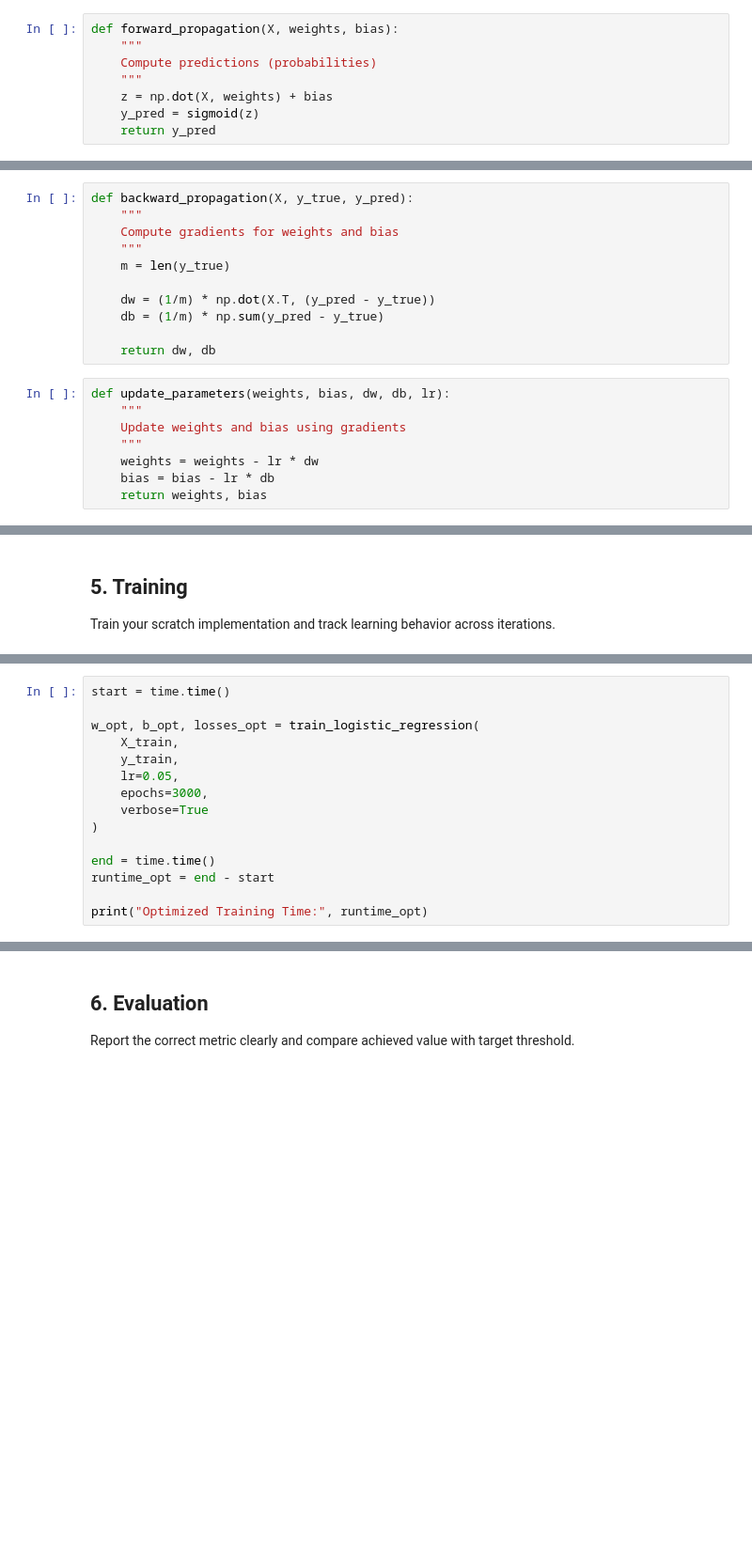
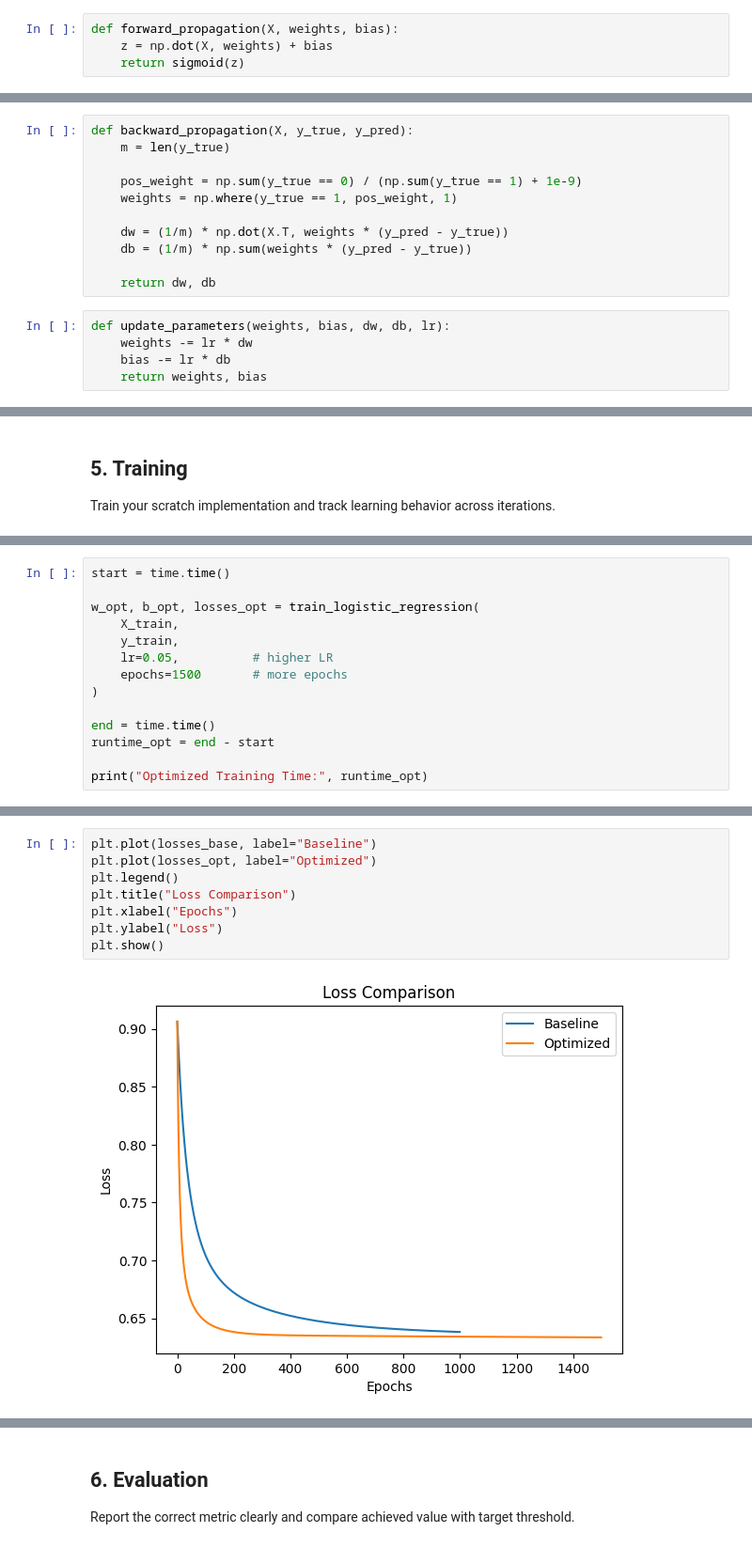
Before and after one commit to PriyaVerma06/Logistic-Regression, a Jupyter notebook: scratch/training.ipynb, the cells around one changed output, grey strips where cells are left out. Shown at 94% size. Cells and saved outputs as stored; diff of their text form; blank space fills up the shorter version.

```diff
--- a/scratch/training.ipynb
+++ b/scratch/training.ipynb
@@ -125,10 +168,6 @@ def initialize_params(n_features):
     return weights, bias
 # %%
 def forward_propagation(X, weights, bias):
-    """
-    Compute predictions (probabilities)
-    """
     z = np.dot(X, weights) + bias
-    y_pred = sigmoid(z)
-    return y_pred
+    return sigmoid(z)
 # %%
@@ -144,22 +181,19 @@ def compute_loss(y_true, y_pred):
     return loss
 # %%
 def backward_propagation(X, y_true, y_pred):
-    """
-    Compute gradients for weights and bias
-    """
     m = len(y_true)
 
-    dw = (1/m) * np.dot(X.T, (y_pred - y_true))
-    db = (1/m) * np.sum(y_pred - y_true)
+    pos_weight = np.sum(y_true == 0) / (np.sum(y_true == 1) + 1e-9)
+    weights = np.where(y_true == 1, pos_weight, 1)
+
+    dw = (1/m) * np.dot(X.T, weights * (y_pred - y_true))
+    db = (1/m) * np.sum(weights * (y_pred - y_true))
 
     return dw, db
 # %%
 def update_parameters(weights, bias, dw, db, lr):
-    """
-    Update weights and bias using gradients
-    """
-    weights = weights - lr * dw
-    bias = bias - lr * db
+    weights -= lr * dw
+    bias -= lr * db
     return weights, bias
 # %%
 def train_logistic_regression(X, y, lr=0.01, epochs=1000, verbose=False):
@@ -235,9 +345,8 @@ start = time.time()
 w_opt, b_opt, losses_opt = train_logistic_regression(
     X_train,
     y_train,
-    lr=0.05,
-    epochs=3000,
-    verbose=True
+    lr=0.05,          # higher LR
+    epochs=1500       # more epochs
 )
 
 end = time.time()
@@ -278,3 +358,13 @@ plt.show()
+# %%
+plt.plot(losses_base, label="Baseline")
+plt.plot(losses_opt, label="Optimized")
+plt.legend()
+plt.title("Loss Comparison")
+plt.xlabel("Epochs")
+plt.ylabel("Loss")
+plt.show()
+# %% [output]
+[figure, added]
 # %%
 print("Initial Loss (Baseline):", losses_base[0])
 print("Final Loss (Baseline):", losses_base[-1])
```
Also changed, not shown: parts of 34 cells of this notebook.
